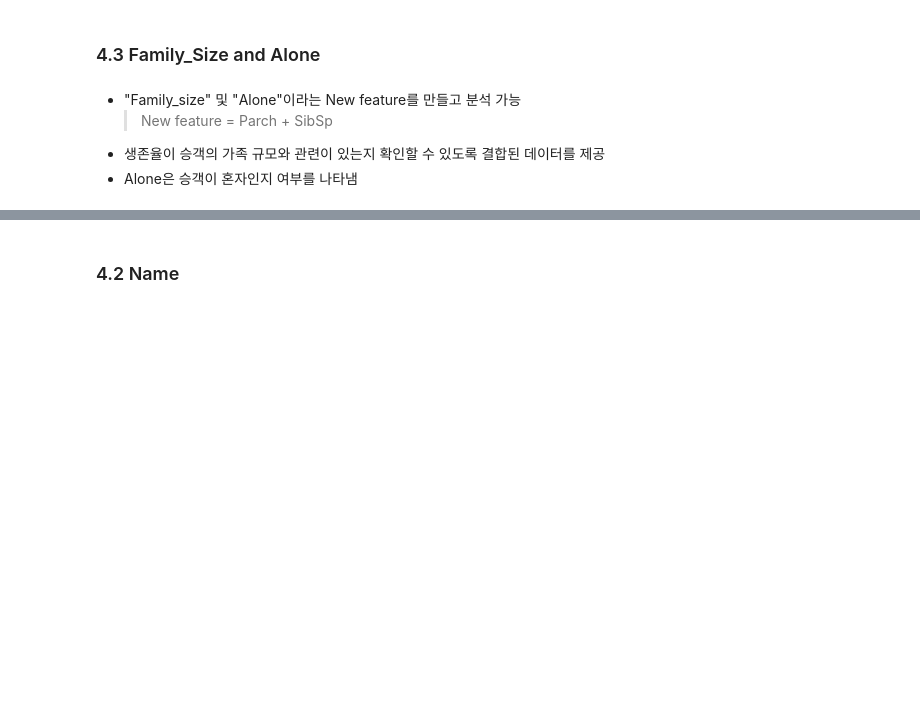
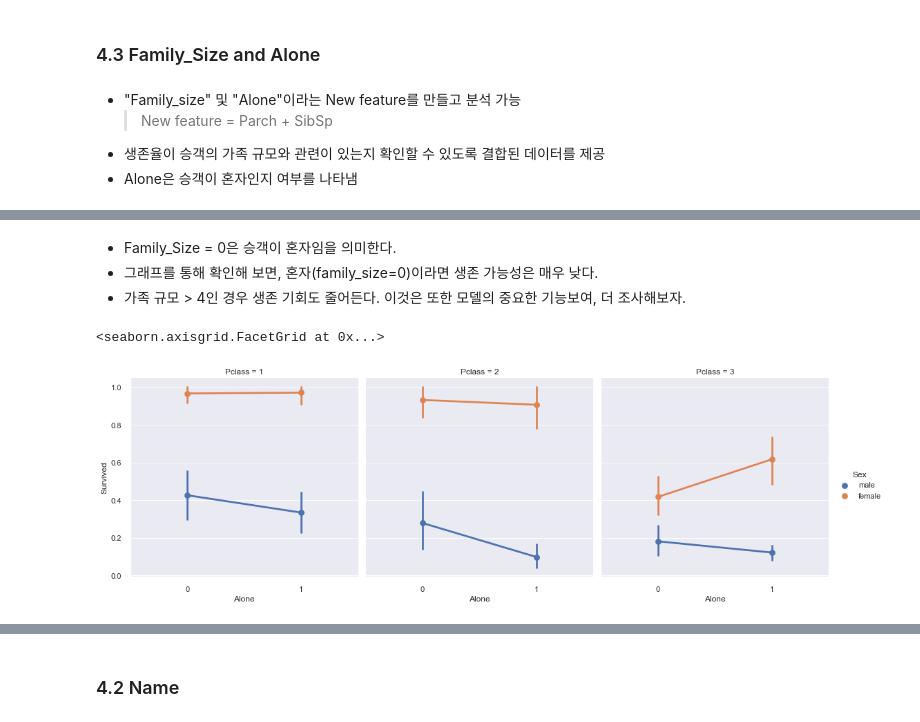
Before and after one commit to Hot-KimChi/ML_DL_study, a Jupyter notebook: 3_kaggle/kaggle-titanic-master/titanic-solution.ipynb, the cells around one changed output, grey strips where cells are left out. Cells and saved outputs as stored; diff of their text form; code cells hidden in the pictures; blank space fills up the shorter version.

```diff
--- a/3_kaggle/kaggle-titanic-master/titanic-solution.ipynb
+++ b/3_kaggle/kaggle-titanic-master/titanic-solution.ipynb
@@ -828,0 +833,9 @@ plt.show()
+# %% [markdown]
+- Family_Size = 0은 승객이 혼자임을 의미한다.
+- 그래프를 통해 확인해 보면, 혼자(family_size=0)이라면 생존 가능성은 매우 낮다.
+- 가족 규모 > 4인 경우 생존 기회도 줄어든다. 이것은 또한 모델의 중요한 기능보여, 더 조사해보자.
+# %%
+sns.factorplot('Alone', 'Survived', data=train, hue='Sex', col='Pclass')
+# %% [output]
+<seaborn.axisgrid.FacetGrid at 0x...>
+[figure, added]
```
Also changed, not shown: parts of 9 cells of this notebook.
